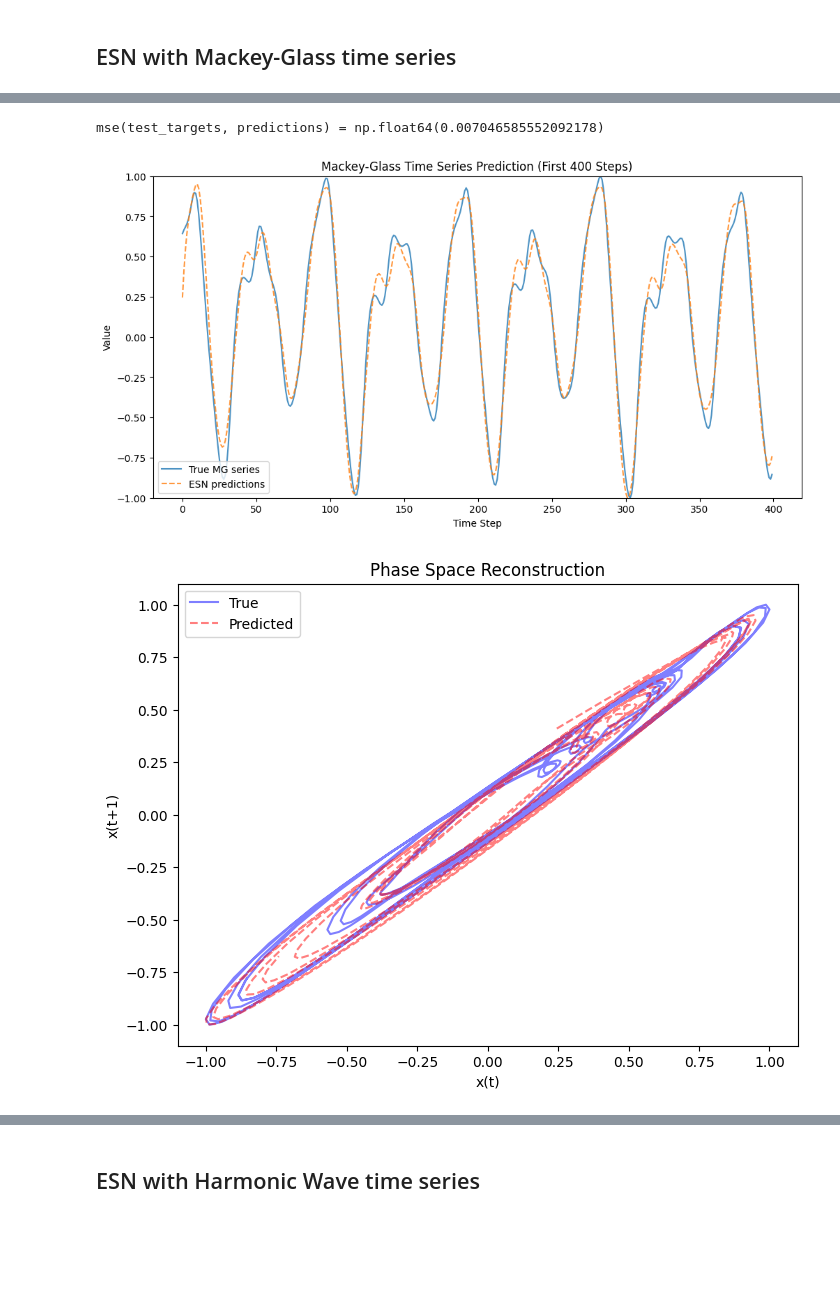
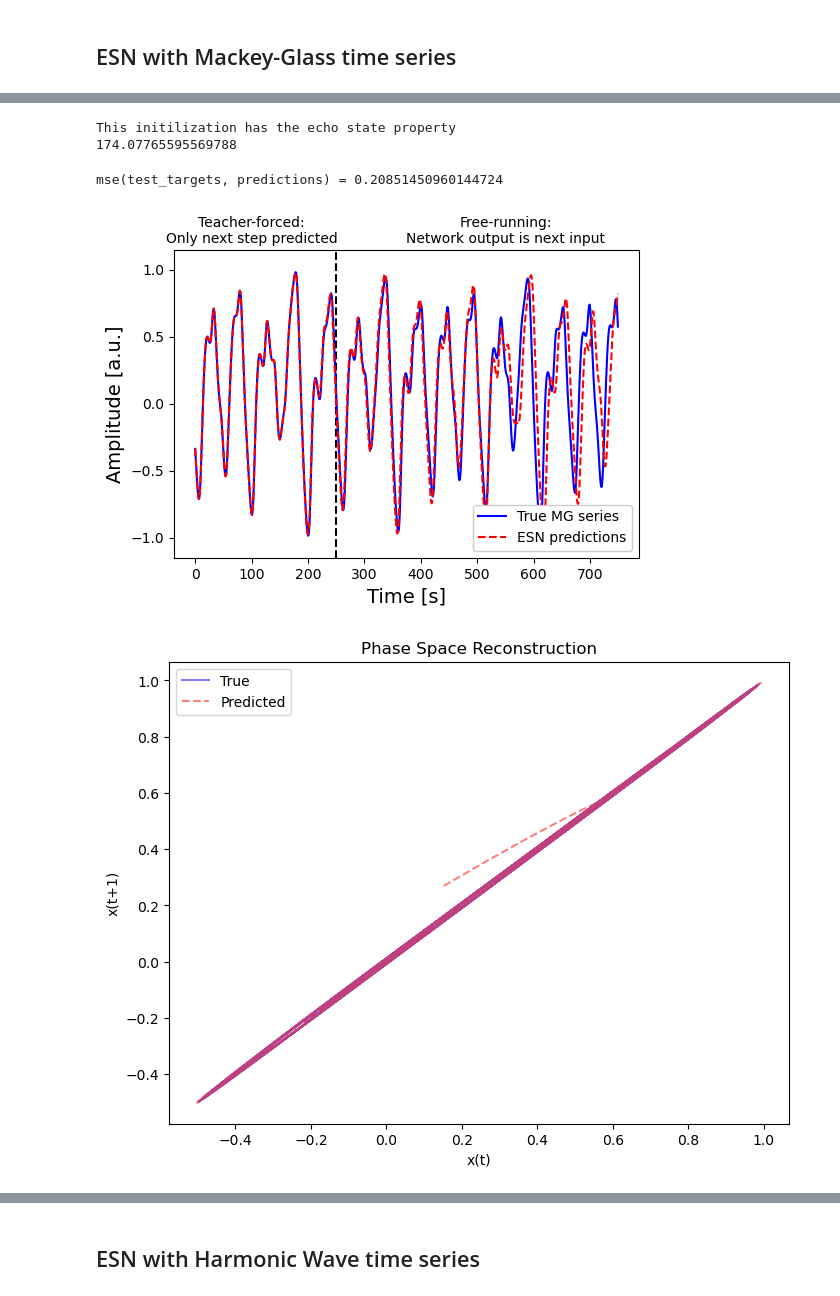
Before and after one commit to TMKamsma/Pyontronics, a Jupyter notebook: demo.ipynb, the cells around one changed output, grey strips where cells are left out. Saved outputs shown, nothing was run; the diff lists cells and outputs as text; code cells hidden in the pictures; blank space fills up the shorter version.

Commit message:
add free-running timeseries prediction

```diff
--- a/demo.ipynb
+++ b/demo.ipynb
@@ -56,6 +58,7 @@ esn = EchoStateNetwork(
 # %%
 # Generate Mackey-Glass time series
-mg_series = MackeyGlassGenerator(tau=15, n=10000, n_samples=5000)
+dt_mg = 1
+mg_series = MackeyGlassGenerator(tau=17, n=100000, n_samples=50000, dt=dt_mg)
 
 # Normalize data between -1 and 1
 mg_series = 2 * (mg_series - mg_series.min()) / (mg_series.max() - mg_series.min()) - 1
@@ -65,8 +68,8 @@ inputs = mg_series[:-1].reshape(-1, 1)
 targets = mg_series[1:].reshape(-1, 1)
 
 # Split into train and test sets
-train_len = 4000
-test_len = 1000
+train_len = 40000
+test_len = 4000
 train_inputs = inputs[:train_len]
 train_targets = targets[:train_len]
 test_inputs = inputs[train_len : train_len + test_len]
@@ -74,18 +77,18 @@ test_targets = targets[train_len : train_len + test_len]
 # %%
 esn = EchoStateNetwork(
     input_dim=1,
-    reservoir_size=10,
+    reservoir_size=400,
     output_dim=1,
-    leaking_rate=1,
-    step_size=0.1,
-    time_scale=1,
-    spectral_radius=0.9,
+    leaking_rate=0.9,
+    step_size=dt_mg,
+    time_scale=1/0.44,
+    spectral_radius=0.5,
     sparsity=0.85,
     input_scaling=0.5,
     regularization=1e-6,
-    washout = 100,
+    washout = round(train_len/400),
     activation=ginf_activator.activate,
-    guarantee_ESP=True,
+    guarantee_ESP=False,
 )
 
 # Train on first part of series
@@ -97,33 +100,38 @@ predictions = esn.predict(test_inputs)
 # Calculate prediction error after network settled from np.zeroes initialization
 print(f"{mse(test_targets, predictions) = }")
 # %% [output]
-mse(test_targets, predictions) = np.float64(0.007046585552092178)
+This initilization has the echo state property
+174.07765595569788
+mse(test_targets, predictions) = 0.20851450960144724
 # %%
-plt.figure(figsize=(12, 6))
-plt.plot(test_targets[:400], label="True MG series", alpha=0.8)
-plt.plot(predictions[:400], label="ESN predictions", linestyle="--", alpha=0.8)
-plt.title("Mackey-Glass Time Series Prediction (First 400 Steps)")
-plt.xlabel("Time Step")
-plt.ylabel("Value")
-plt.ylim(-1, 1)
-plt.legend()
+plt.figure(figsize=(6, 4))
+plt.axvline(x=250, linestyle="--", color='black')
+plt.text(100, 1.2, 'Teacher-forced:\nOnly next step predicted', dict(size=10), horizontalalignment='center')
+plt.text(550, 1.2, 'Free-running:\nNetwork output is next input', dict(size=10), horizontalalignment='center')
+plt.plot(test_targets[750:1500], label="True MG series", alpha=1, color='blue')
+plt.plot(predictions[750:1500], label="ESN predictions", linestyle="--", alpha=1, color='red')
+# plt.title("Mackey-Glass Time Series Prediction (First 400 Steps)")
+plt.xlabel("Time [s]", fontsize=14)
+plt.ylabel("Amplitude [a.u.]", fontsize=14)
+plt.ylim(-1.15, 1.15)
+plt.legend(loc='lower right',framealpha=1)
 plt.savefig("output/mg_prediction_plot.pdf")
 plt.savefig("output/mg_prediction_plot.png")
 # %% [output]
-[figure, old version]
+[figure, new version]
 # %%
 # Plot phase space reconstruction
 plt.figure(figsize=(8, 6))
 plt.plot(
-    test_targets[:-1][:400],
-    test_targets[1:][:400],
+    test_targets[:-1][:5000],
+    test_targets[1:][:5000],
     "b-",
     alpha=0.5,
     label="True",
 )
 plt.plot(
-    predictions[:-1][:400],
-    predictions[1:][:400],
+    predictions[:-1][:5000],
+    predictions[1:][:5000],
     "r--",
     alpha=0.5,
     label="Predicted",
@@ -135,7 +143,7 @@ plt.legend()
 plt.savefig("output/mg_phase_space_plot.pdf")
 plt.savefig("output/mg_phase_space_plot.png")
 # %% [output]
-[figure, old version]
+[figure, new version]
 # %%
 esn.visualize_reservoir()
 # %% [output]
```
Also changed, not shown: parts of 2 cells of this notebook, 9 other files.
